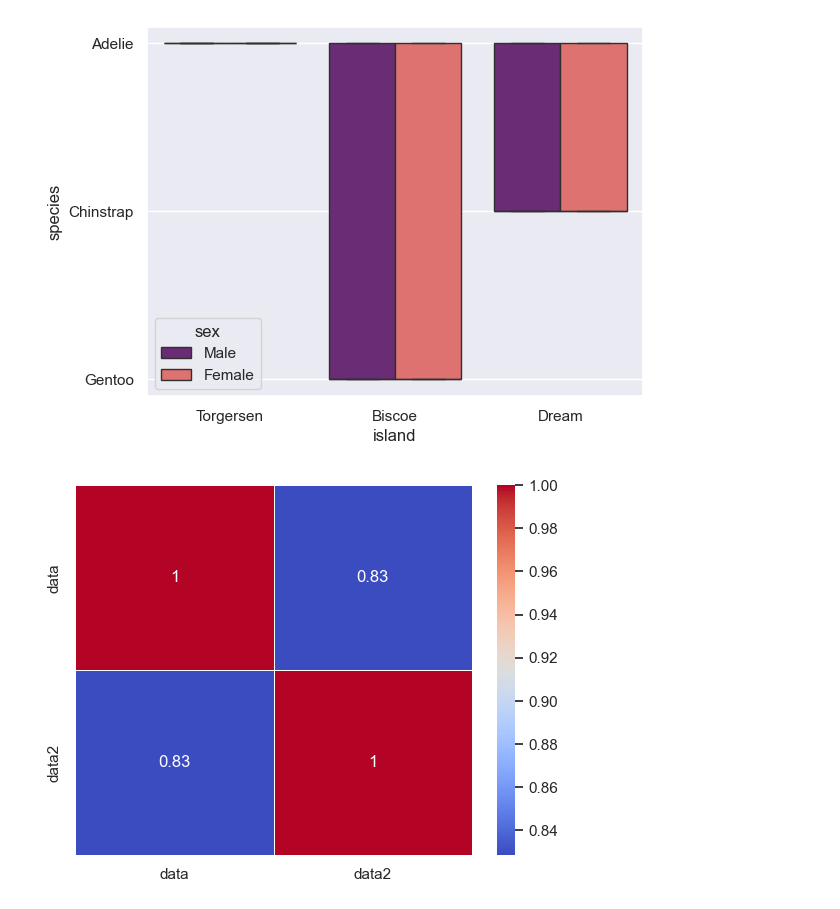
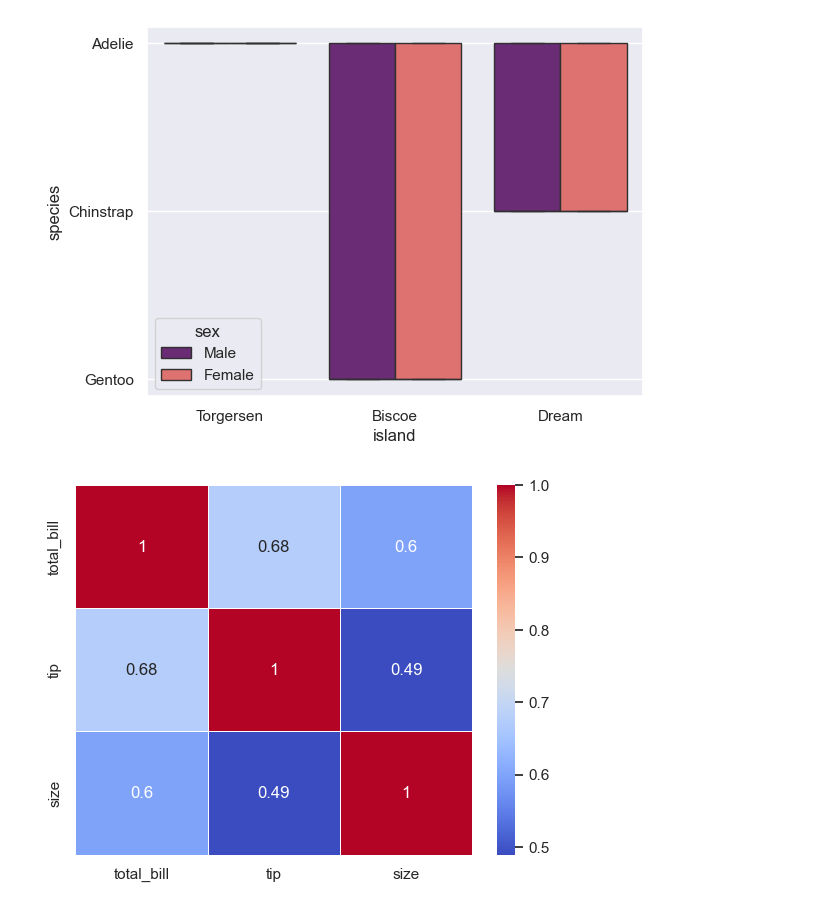
Before and after one commit to harsh-reactdev/SL-python, a Jupyter notebook: seaborn/fundamentals.ipynb, the cells around one changed output. Saved outputs shown, nothing was run; the diff lists cells and outputs as text; code cells hidden in the pictures.

```diff
--- a/seaborn/fundamentals.ipynb
+++ b/seaborn/fundamentals.ipynb
@@ -82,10 +82,10 @@ sns.boxplot(
 [figure]
 # %%
 df2 = sns.load_dataset("tips")
-corr = df.corr(numeric_only=True)
+corr = df2.corr(numeric_only=True)
 
 sns.heatmap(corr, annot=True, cmap="coolwarm", linewidths=0.5)
 
 plt.show()
 # %% [output]
-[figure, old version]
+[figure, new version]
```
Also changed, not shown: 3 other files.
